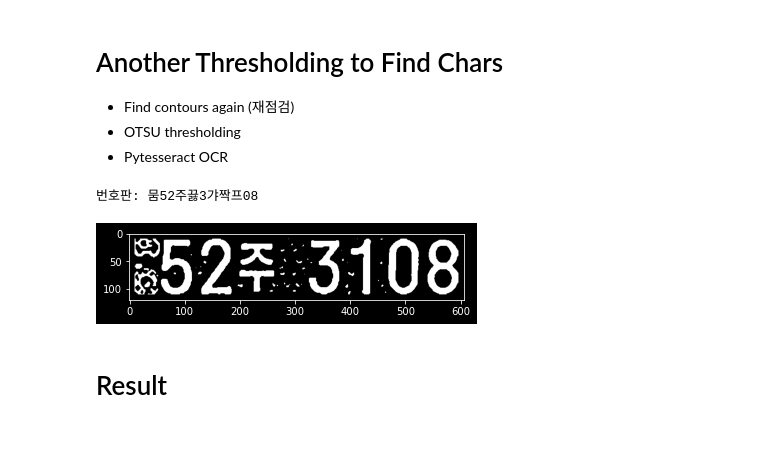
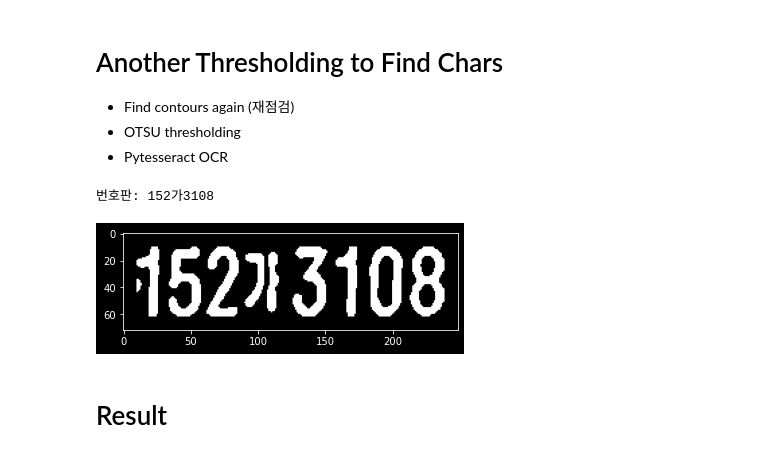
Before and after one commit to jhlee508/license-plate-rocognition, a Jupyter notebook: LPR_cv2_tesseract.ipynb, the cells around one changed output. Drawn from its saved outputs; the diff is of its cells as text; code cells hidden in the pictures.

```diff
--- a/LPR_cv2_tesseract.ipynb
+++ b/LPR_cv2_tesseract.ipynb
@@ -13,7 +15,7 @@ pytesseract.pytesseract.tesseract_cmd = r'C:\Program Files\Tesseract-OCR\tessera
 # Import Image
 # %%
 # 이미지 불러오기
-img = cv2.imread('license_plate/elpr3.jpg')
+img = cv2.imread('license_plate/lpr6.jpg')
 img_ori = cv2.cvtColor(img, cv2.COLOR_BGR2RGB)
 
 # 사이즈 지정
@@ -132,10 +134,10 @@ plt.show()
 MIN_AREA = 80
 
 # 하이퍼 파라미터: bounding box 의 최소 넓이, 높이
-MIN_WIDTH, MIN_HEIGHT = 2, 8
+MIN_WIDTH, MIN_HEIGHT = 3, 8
 
 # 하이퍼 파라미터: bounding box 의 세로 대비 가로의 비율
-MIN_RATIO, MAX_RATIO = 0.25, 0.8
+MIN_RATIO, MAX_RATIO = 0.3, 0.8
 
 # 유망한 윤곽선 후보군
 possible_contours = []
@@ -175,7 +177,7 @@ MAX_AREA_DIFF = 1.5
 # 하이퍼 파라미터: contour간 길이 차이
 MAX_WIDTH_DIFF = 1
 # 하이퍼 파라미터: contour간 높이 차이
-MAX_HEIGHT_DIFF = 0.3
+MAX_HEIGHT_DIFF = 0.2
 # 하이퍼 파라미터: 위 조건 5가지를 만족한 윤곽선 배열의 box가 최소 5개 이상
 MIN_N_MATCHED = 5
 # %%
@@ -367,36 +369,36 @@ for i, plate_img in enumerate(plate_imgs):
     img_result = plate_img[plate_min_y:plate_max_y, plate_min_x:plate_max_x]
 
     # 노이즈 없애고 쓰레시 홀딩, Padding주기
     img_result = cv2.GaussianBlur(img_result, ksize=(3, 3), sigmaX=0) # 노이즈 제거
     _, img_result = cv2.threshold(img_result, thresh=0.0, maxval=255.0, type=cv2.THRESH_BINARY | cv2.THRESH_OTSU) # threshold 한 번 더
     img_result = cv2.copyMakeBorder(img_result, top=10, bottom=10, left=10, right=10, borderType=cv2.BORDER_CONSTANT, value=(0,0,0)) # 패딩으로 여백 생성
 
     # 테서렉트 OCR
-    chars = pytesseract.image_to_string(img_result, lang='kor', config='--psm 7 --oem 0') # oem 0번 엔진 (문맥 파악 X)
+    chars = pytesseract.image_to_string(img_result, lang='kor') # oem 0번 엔진 (문맥 파악 X)
     # chars = pytesseract.image_to_string(img_result, lang='kor')
 
     result_chars = ''
     has_digit = False
     for c in chars:
         if ord('가') <= ord(c) <= ord('힣') or c.isdigit(): # 한글이 포함되어 있는지
             if c.isdigit(): # 숫자가 하나라도 있는지
                 has_digit = True
             result_chars += c
 
-    if len(result_chars) == 0:
+    if len(result_chars) == 0 or len(result_chars) > 11:
         print("번호판이 아닙니다.")
     else:
         print("번호판:", result_chars)
     plate_chars.append(result_chars)
 
     if has_digit and len(result_chars) > longest_text: # 가장 문자열이 긴 것을 선택
         longest_idx = i
 
     plt.subplot(len(plate_imgs), 1, i+1)
     plt.imshow(img_result, cmap='gray')
     plt.show()
 # %% [output]
-번호판: 뭄52주끓3갸짝프08
+번호판: 152가3108
-[figure, old version]
+[figure, new version]
 # %% [markdown]
 # Result
```
Also changed, not shown: parts of 13 cells of this notebook.
